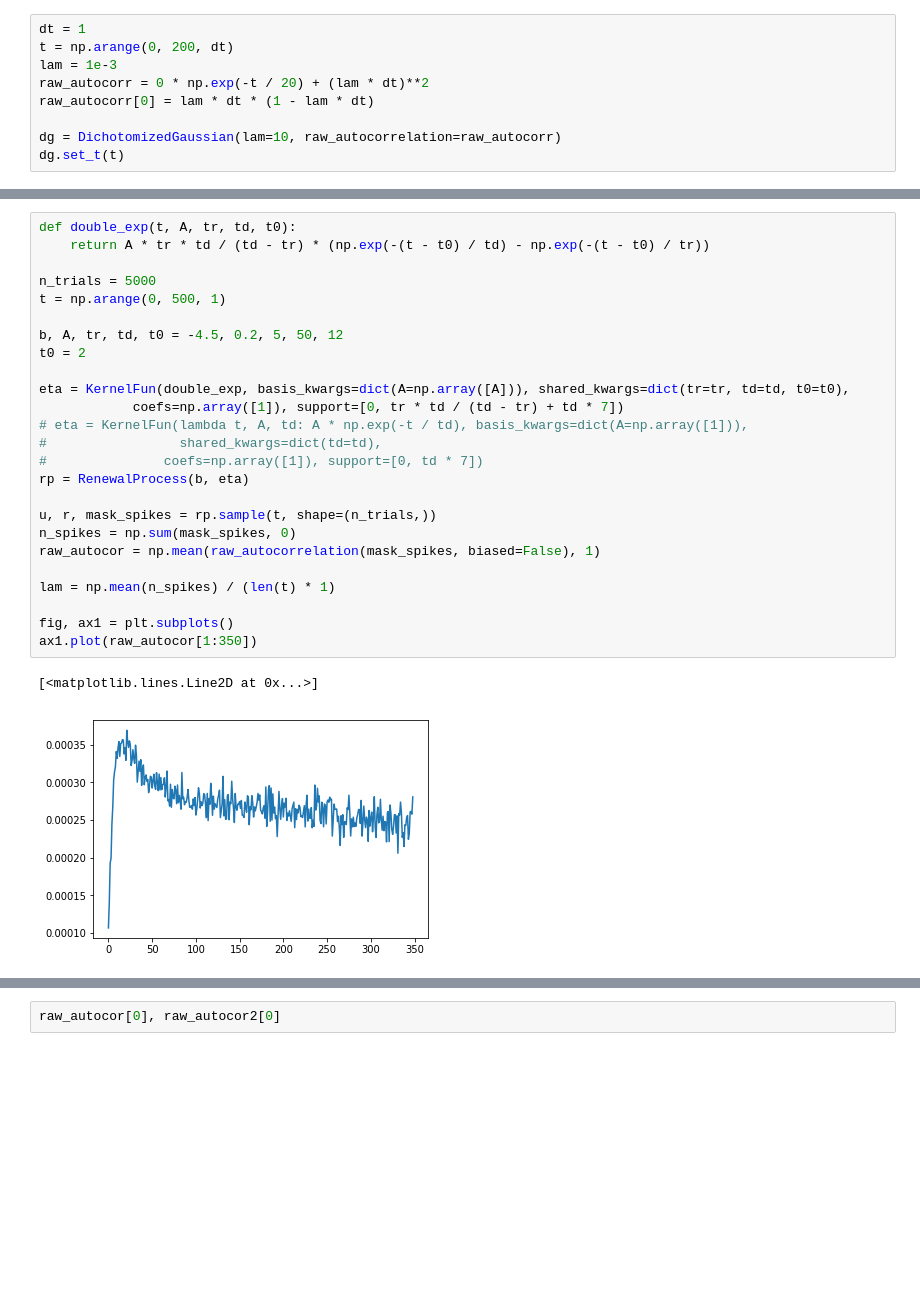
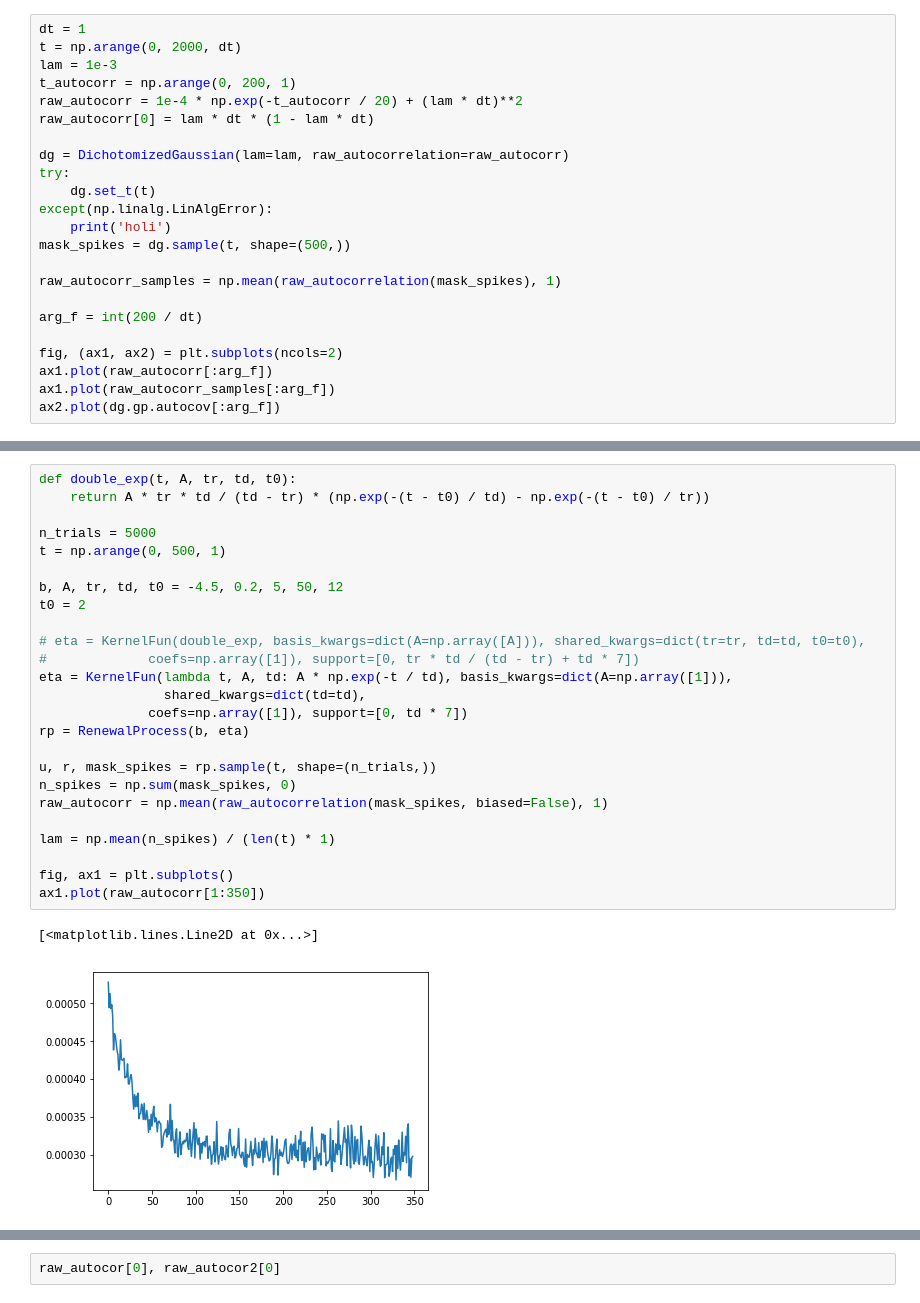
Before and after one commit to diegoarri91/stochastic-processes, a Jupyter notebook: examples/dichotomized_gaussian.ipynb, the cells around one changed output, grey strips where cells are left out. Cells and saved outputs as stored; diff of their text form; blank space fills up the shorter version.

```diff
--- a/examples/dichotomized_gaussian.ipynb
+++ b/examples/dichotomized_gaussian.ipynb
@@ -21,10 +18,24 @@ The autoreload extension is already loaded. To reload it, use:
 # %%
 dt = 1
-t = np.arange(0, 200, dt)
+t = np.arange(0, 2000, dt)
 lam = 1e-3
-raw_autocorr = 0 * np.exp(-t / 20) + (lam * dt)**2
+t_autocorr = np.arange(0, 200, 1)
+raw_autocorr = 1e-4 * np.exp(-t_autocorr / 20) + (lam * dt)**2
 raw_autocorr[0] = lam * dt * (1 - lam * dt)
 
-dg = DichotomizedGaussian(lam=10, raw_autocorrelation=raw_autocorr)
-dg.set_t(t)
+dg = DichotomizedGaussian(lam=lam, raw_autocorrelation=raw_autocorr)
+try:
+    dg.set_t(t)
+except(np.linalg.LinAlgError):
+    print('holi')
+mask_spikes = dg.sample(t, shape=(500,))
+
+raw_autocorr_samples = np.mean(raw_autocorrelation(mask_spikes), 1)
+
+arg_f = int(200 / dt)
+
+fig, (ax1, ax2) = plt.subplots(ncols=2)
+ax1.plot(raw_autocorr[:arg_f])
+ax1.plot(raw_autocorr_samples[:arg_f])
+ax2.plot(dg.gp.autocov[:arg_f])
 # %% [output]
@@ -32,28 +53,28 @@ LinAlgError: 3-th leading minor not positive definite
 # %%
 def double_exp(t, A, tr, td, t0):
     return A * tr * td / (td - tr) * (np.exp(-(t - t0) / td) - np.exp(-(t - t0) / tr))
 
 n_trials = 5000
 t = np.arange(0, 500, 1)
 
 b, A, tr, td, t0 = -4.5, 0.2, 5, 50, 12
 t0 = 2
 
-eta = KernelFun(double_exp, basis_kwargs=dict(A=np.array([A])), shared_kwargs=dict(tr=tr, td=td, t0=t0),
-            coefs=np.array([1]), support=[0, tr * td / (td - tr) + td * 7])
-# eta = KernelFun(lambda t, A, td: A * np.exp(-t / td), basis_kwargs=dict(A=np.array([1])),
-#                 shared_kwargs=dict(td=td),
-#               coefs=np.array([1]), support=[0, td * 7])
+# eta = KernelFun(double_exp, basis_kwargs=dict(A=np.array([A])), shared_kwargs=dict(tr=tr, td=td, t0=t0),
+#             coefs=np.array([1]), support=[0, tr * td / (td - tr) + td * 7])
+eta = KernelFun(lambda t, A, td: A * np.exp(-t / td), basis_kwargs=dict(A=np.array([1])),
+                shared_kwargs=dict(td=td),
+              coefs=np.array([1]), support=[0, td * 7])
 rp = RenewalProcess(b, eta)
 
 u, r, mask_spikes = rp.sample(t, shape=(n_trials,))
 n_spikes = np.sum(mask_spikes, 0)
-raw_autocor = np.mean(raw_autocorrelation(mask_spikes, biased=False), 1)
+raw_autocorr = np.mean(raw_autocorrelation(mask_spikes, biased=False), 1)
 
 lam = np.mean(n_spikes) / (len(t) * 1)
 
 fig, ax1 = plt.subplots()
-ax1.plot(raw_autocor[1:350])
+ax1.plot(raw_autocorr[1:350])
 # %% [output]
 [<matplotlib.lines.Line2D at 0x...>]
-[figure, old version]
+[figure, new version]
```
Also changed, not shown: parts of 8 cells of this notebook, 4 other files.
